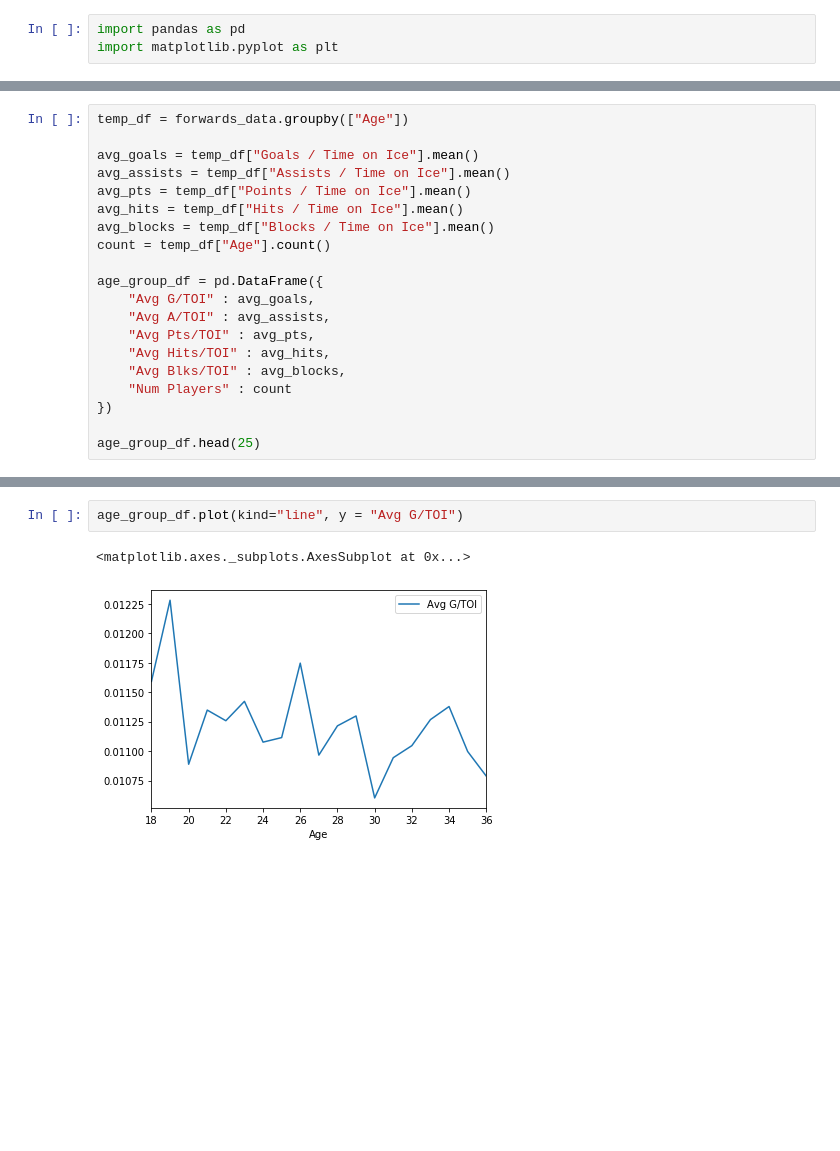
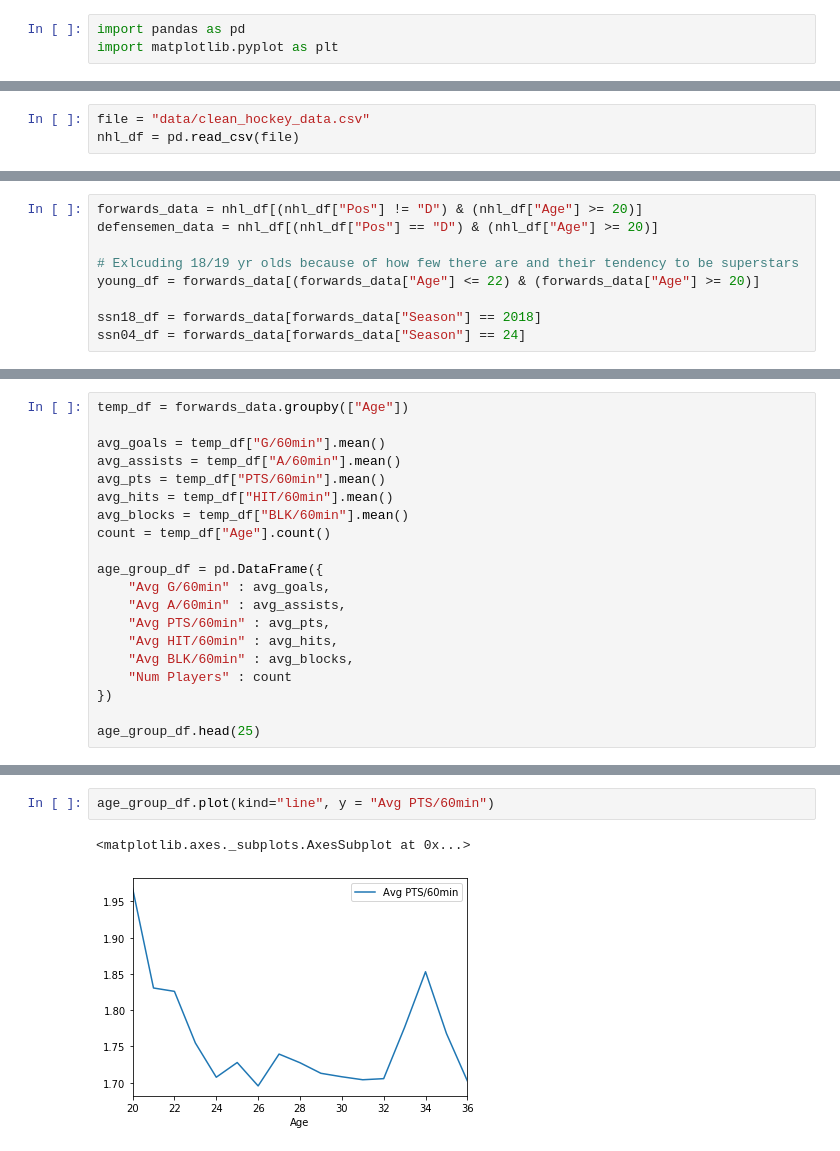
Before and after one commit to Silveris/HockeyStuff, a Jupyter notebook: data_analysis.ipynb, the cells around one changed output, grey strips where cells are left out. Drawn from its saved outputs; the diff is of its cells as text; blank space fills up the shorter version.

Commit message:
Created functions for df grouping

```diff
--- a/data_analysis.ipynb
+++ b/data_analysis.ipynb
@@ -6,0 +4,3 @@ nhl_data = pd.read_excel(file)
+# %%
+file = "data/clean_hockey_data.csv"
+nhl_df = pd.read_csv(file)
@@ -47 +82,10 @@ ssn04_df = forwards_data[forwards_data["Season"] == 24]
+# %%
+forwards_data = nhl_df[(nhl_df["Pos"] != "D") & (nhl_df["Age"] >= 20)]
+defensemen_data = nhl_df[(nhl_df["Pos"] == "D") & (nhl_df["Age"] >= 20)]
+
+# Exlcuding 18/19 yr olds because of how few there are and their tendency to be superstars
+young_df = forwards_data[(forwards_data["Age"] <= 22) & (forwards_data["Age"] >= 20)]
+
+ssn18_df = forwards_data[forwards_data["Season"] == 2018]
+ssn04_df = forwards_data[forwards_data["Season"] == 24]
 # %%
@@ -82,19 +126,19 @@ ELC_by_season_df.plot(kind="line", y = "Avg Pts/TOI")
 # %%
 temp_df = forwards_data.groupby(["Age"])
 
-avg_goals = temp_df["Goals / Time on Ice"].mean()
-avg_assists = temp_df["Assists / Time on Ice"].mean()
-avg_pts = temp_df["Points / Time on Ice"].mean()
-avg_hits = temp_df["Hits / Time on Ice"].mean()
-avg_blocks = temp_df["Blocks / Time on Ice"].mean()
+avg_goals = temp_df["G/60min"].mean()
+avg_assists = temp_df["A/60min"].mean()
+avg_pts = temp_df["PTS/60min"].mean()
+avg_hits = temp_df["HIT/60min"].mean()
+avg_blocks = temp_df["BLK/60min"].mean()
 count = temp_df["Age"].count()
 
 age_group_df = pd.DataFrame({
-    "Avg G/TOI" : avg_goals,
-    "Avg A/TOI" : avg_assists,
-    "Avg Pts/TOI" : avg_pts,
-    "Avg Hits/TOI" : avg_hits,
-    "Avg Blks/TOI" : avg_blocks,
+    "Avg G/60min" : avg_goals,
+    "Avg A/60min" : avg_assists,
+    "Avg PTS/60min" : avg_pts,
+    "Avg HIT/60min" : avg_hits,
+    "Avg BLK/60min" : avg_blocks,
     "Num Players" : count
 })
 
@@ -121,5 +166,5 @@ age_group_df.head(25)
 # %%
-age_group_df.plot(kind="line", y = "Avg G/TOI")
+age_group_df.plot(kind="line", y = "Avg PTS/60min")
 # %% [output]
 <matplotlib.axes._subplots.AxesSubplot at 0x...>
-[figure, old version]
+[figure, new version]
```
Also changed, not shown: parts of 17 cells of this notebook, 1 other file.
